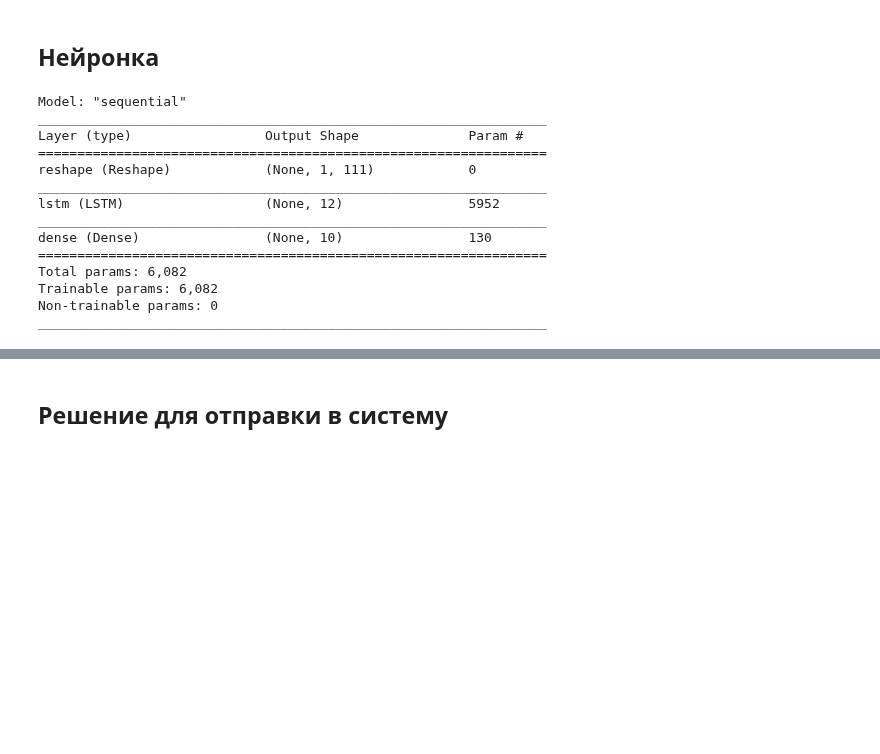
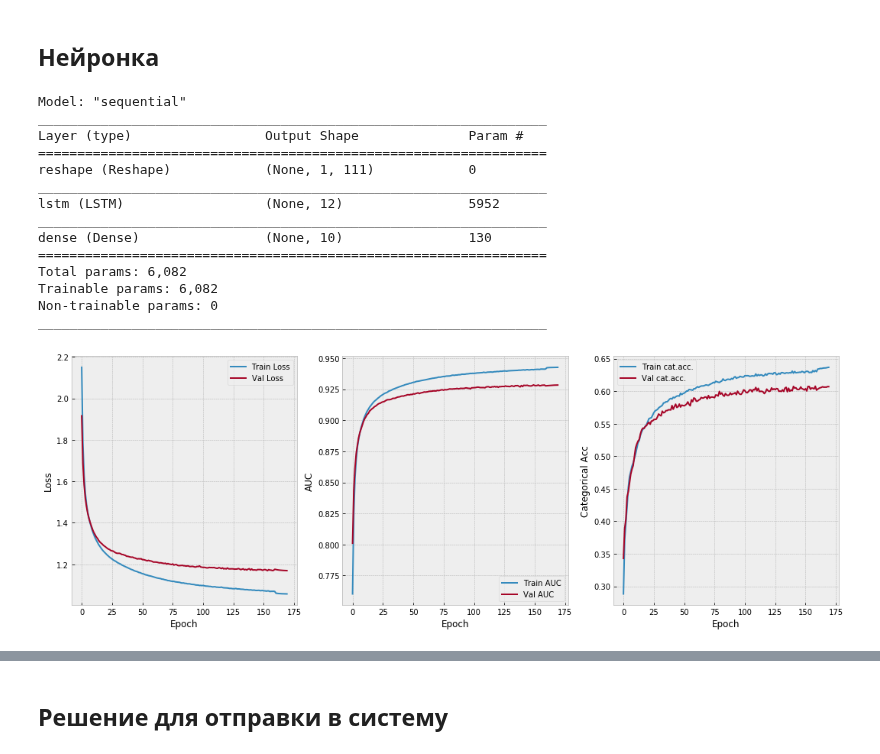
Before and after one commit to andygoosh/wildfire.sberbank.ai, a Jupyter notebook: workinprogress.ipynb, the cells around one changed output, grey strips where cells are left out. Cells and saved outputs as stored; diff of their text form; code cells hidden in the pictures; blank space fills up the shorter version.

```diff
--- a/workinprogress.ipynb
+++ b/workinprogress.ipynb
@@ -1039,6 +1064,10 @@ pi_features
 ## Нейронка
 # %%
 tf.keras.backend.clear_session()
+
+_, y = prepare_data(one_hotted=False)
+class_weights = skl.utils.class_weight.compute_class_weight('balanced', np.unique(y), y)
+class_weights = dict(enumerate(class_weights))
 
 X, y = prepare_data(one_hotted=True)
 
@@ -1052,8 +1081,6 @@ n_neighbors = 5
 
 polies = []
 neighbs = []
-
-callbacks = get_callbacks()
 
 tr_data, cv_data, y_trn, y_cv = train_test_split(X, y, test_size=0.25, random_state=RS)
 
@@ -1093,15 +1120,16 @@ model.compile(optimizer='adam',
 
 model.summary()
 
-lr_schedule = keras.callbacks.ReduceLROnPlateau(verbose=0, factor=0.1, patience=30)
-#early_stop = keras.callbacks.EarlyStopping( patience=100, monitor='val_auc', mode='max' ) #, restore_best_weights=True)
-early_stop = keras.callbacks.EarlyStopping( patience=50, monitor='val_loss', mode='min' )
-model_save = keras.callbacks.ModelCheckpoint( "my_checkpoint.h5", monitor='val_loss', save_best_only=True, mode='min' )
+lr_schedule = keras.callbacks.ReduceLROnPlateau(verbose=0, factor=0.01, patience=10, monitor='val_auc', mode='max')
+early_stop = keras.callbacks.EarlyStopping( patience=20, monitor='val_auc', mode='max' ) #, restore_best_weights=True)
+#early_stop = keras.callbacks.EarlyStopping( patience=50, monitor='val_loss', mode='min' )
+model_save = keras.callbacks.ModelCheckpoint( "my_checkpoint.h5", monitor='val_auc', mode='max', save_best_only=True )
+#model_save = keras.callbacks.ModelCheckpoint( "my_checkpoint.h5", monitor='val_loss', save_best_only=True, mode='min' )
 
 callbacks = [ early_stop,
         model_save,
         #TensorBoard(log_dir='.'),
-        #lr_schedule
+        lr_schedule
         ]
 
 model.reset_states()
@@ -1111,36 +1139,39 @@ history = model.fit(trn, y_trn.values,
           shuffle=True,
           use_multiprocessing=True,
           verbose=0,
+          #class_weight=class_weights,
           validation_data=(cvn, y_cv.values),
           callbacks=callbacks)
 model = keras.models.load_model('my_checkpoint.h5')
 
 plot_history(history)
 
 score = model.evaluate(trn, y_trn.values,
                         batch_size=BS,
                         verbose=0,
                         use_multiprocessing=True)
+print('loss: {:.3f}, AUC: {:.3f} Cat.Acc.: {:.3f}'.format(*score))
 
+score = model.evaluate(cvn, y_cv.values,
+                        batch_size=BS,
+                        verbose=0,
+                        use_multiprocessing=True)
 print('loss: {:.3f}, AUC: {:.3f} Cat.Acc.: {:.3f}'.format(*score))
-print(*score)
-
-auc_cv = skl.metrics.roc_auc_score(y_cv, cv_preds, average='micro')
-print('cv: ROC AUC=%.3f' % (auc_cv))
 
 model.reset_states()
 # %% [output]
 Model: "sequential"
 _________________________________________________________________
 Layer (type)                 Output Shape              Param #
 =================================================================
 reshape (Reshape)            (None, 1, 111)            0
 _________________________________________________________________
 lstm (LSTM)                  (None, 12)                5952
 _________________________________________________________________
 dense (Dense)                (None, 10)                130
 =================================================================
 Total params: 6,082
 Trainable params: 6,082
 Non-trainable params: 0
 _________________________________________________________________
+[figure, added]
```
Also changed, not shown: parts of 5 cells of this notebook.
